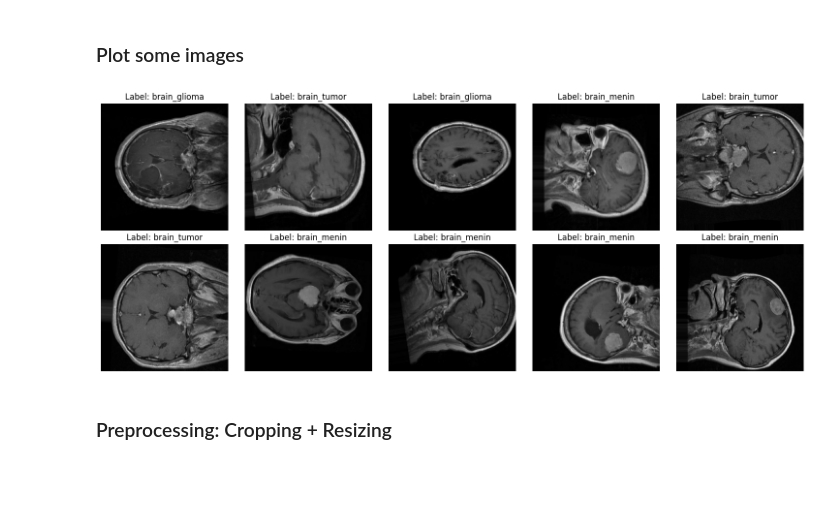
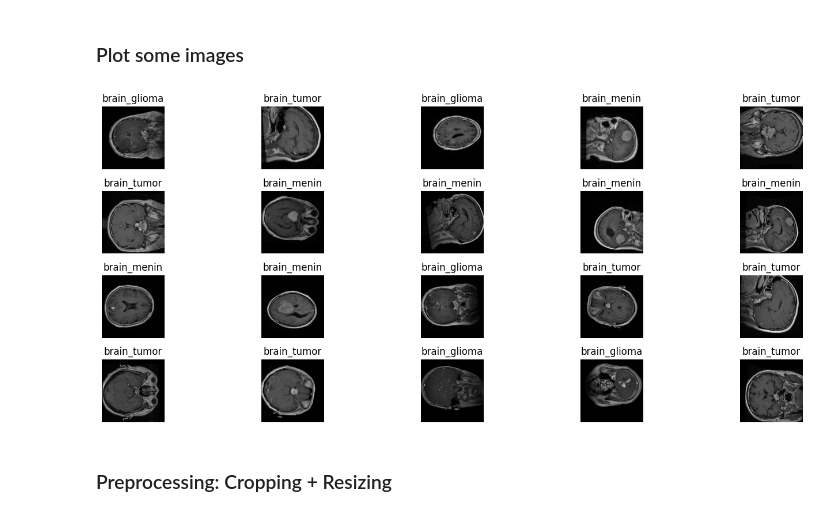
Before and after one commit to ThanhPhan14062003/ML_BarePass, a Jupyter notebook: notebooks/assignment1/exploration.ipynb, the cells around one changed output. Cells and saved outputs as stored; diff of their text form; code cells hidden in the pictures; blank space fills up the shorter version.

```diff
--- a/notebooks/assignment1/exploration.ipynb
+++ b/notebooks/assignment1/exploration.ipynb
@@ -19,0 +27,2 @@ os.getcwd()
+# %%
+dataset_name = "BrainCancer"
@@ -20,21 +91,15 @@ os.getcwd()
 # %% [markdown]
 ### Create dataframe
 # %%
-import os
-import pandas as pd
-
-raw_data_dir = os.path.join(os.getcwd(), 'data', 'raw', 'archive', 'Multi Cancer', 'Multi Cancer')
-target_folder = 'Brain Cancer'
-
-all_path = os.path.join(raw_data_dir, target_folder)
+raw_data_dir = os.path.join(target_directory,dataset_name)
 
 # Collect file paths and labels using os.walk()
 paths, labels = [], []
 
-if os.path.isdir(all_path):
-    for root, _, files in os.walk(all_path):
+if os.path.isdir(raw_data_dir):
+    for root, _, files in os.walk(raw_data_dir):
         label = os.path.basename(root)  # The last folder name is the label
-        if root != all_path:  # Ensure we don't include the root folder itself
+        if root != raw_data_dir:  # Ensure we don't include the root folder itself
             paths.extend(os.path.join(root, file) for file in files)
             labels.extend([label] * len(files))
 
@@ -110,31 +154,42 @@ The dataset is balanced
 # %% [markdown]
 ### Plot some images
 # %%
-# Sampling 10 images
-samples = df.sample(10, random_state=42)
+# Number of images to display
+N = 20
+
+# Sampling N images
+samples = df.sample(N, random_state=42)
+
+# Calculate the number of rows needed
+ncols = 5
+nrows = (N + ncols - 1) // ncols  # Equivalent to math.ceil(N / ncols)
 
 # Creating a figure for displaying images
-fig, axes = plt.subplots(2, 5, figsize=(15, 6))
+fig, axes = plt.subplots(nrows, ncols, figsize=(15, 6))
 
 # Flatten axes for easy iteration
 axes = axes.flatten()
 
 # Displaying images with labels
 for i, (idx, row) in enumerate(samples.iterrows()):
     try:
         img = Image.open(row['filepath'])
         axes[i].imshow(img)
-        axes[i].set_title(f"Label: {row['labels']}")
+        axes[i].set_title(f"{row['labels']}")
         axes[i].axis('off')
     except Exception as e:
         axes[i].set_title("Error loading image")
         axes[i].axis('off')
 
+# Hide any unused axes
+for j in range(i + 1, len(axes)):
+    axes[j].axis('off')
+
 # Adjust layout and show plot
 plt.tight_layout()
 plt.show()
 # %% [output]
-[figure, old version]
+[figure, new version]
 # %% [markdown]
 ### Preprocessing: Cropping + Resizing
 # %%
```
Also changed, not shown: parts of 27 cells of this notebook, 2 other files.
